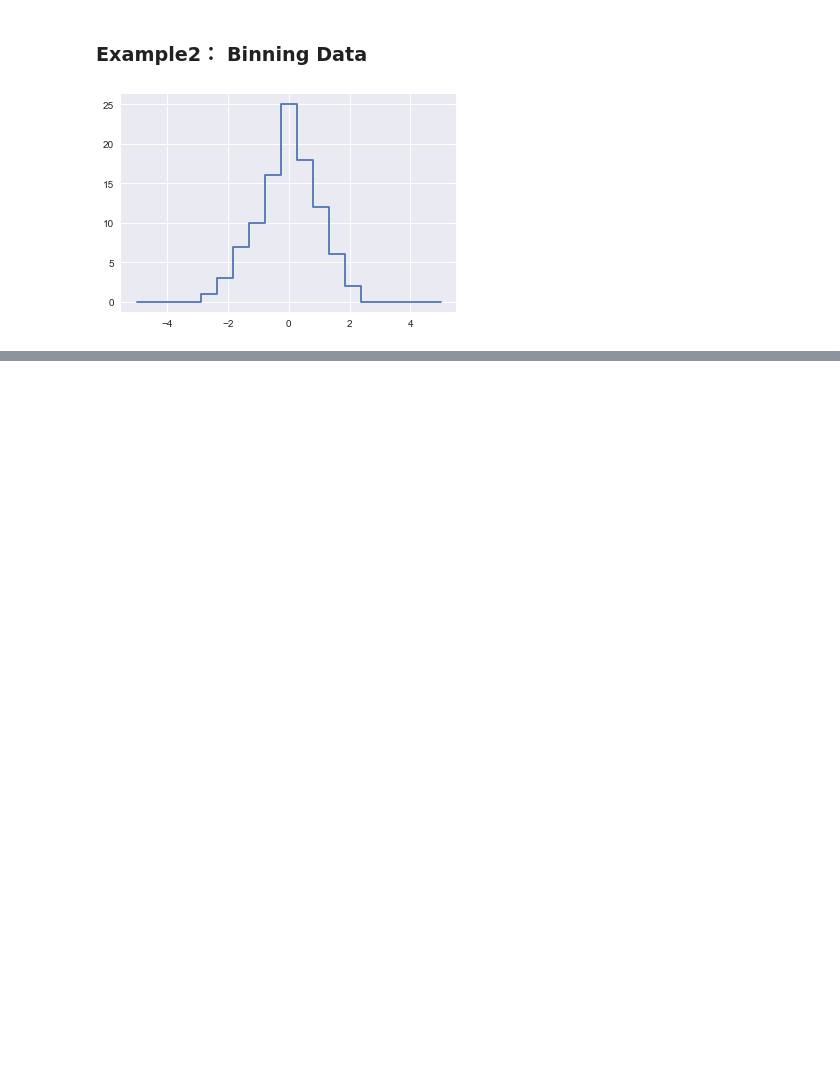
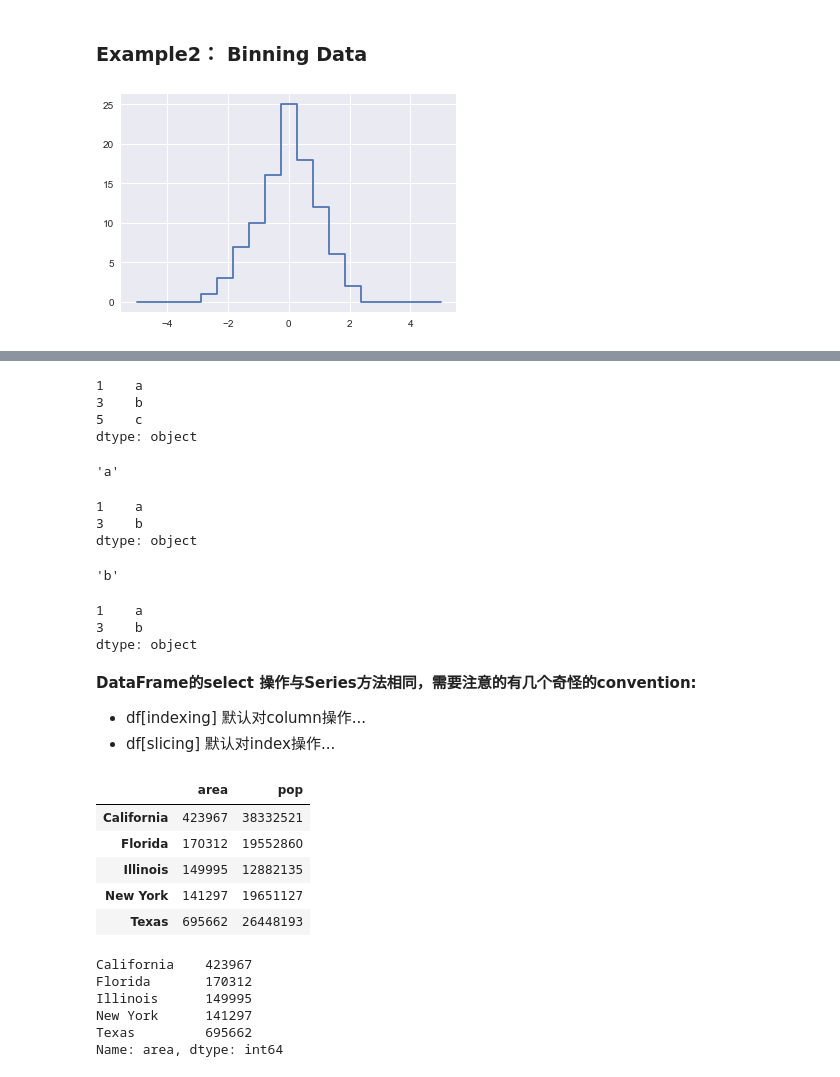
Before and after one commit to LouisYZK/dist, a Jupyter notebook: BaseLib/DataScienceHandBook.ipynb, the cells around one changed output, grey strips where cells are left out. Drawn from its saved outputs; the diff is of its cells as text; code cells hidden in the pictures; blank space fills up the shorter version.

```diff
--- a/BaseLib/DataScienceHandBook.ipynb
+++ b/BaseLib/DataScienceHandBook.ipynb
@@ -207,0 +314,56 @@ plt.hist(x,bins,histtype = 'step',color = 'black')
+# %%
+# 这三种方法出现的原因是上述的集中方法会在某些情况下产生歧义如：
+data = pd.Series(data=['a','b','c'] ,index = [1,3,5])
+data
+# %% [output]
+1    a
+3    b
+5    c
+dtype: object
+# %%
+# loc indexing and slicing the data that always references the explicit index
+data.loc[1]
+# %% [output]
+'a'
+# %%
+data.loc[1:3]
+# %% [output]
+1    a
+3    b
+dtype: object
+# %%
+# iloc indexing and slicing data that always references the Python-Style index:
+data.iloc[1]
+# %% [output]
+'b'
+# %%
+data.iloc[0:2]
+# %% [output]
+1    a
+3    b
+dtype: object
+# %% [markdown]
+**DataFrame的select 操作与Series方法相同，需要注意的有几个奇怪的convention:**
+- df[indexing] 默认对column操作...
+- df[slicing] 默认对index操作...
+# %%
+ area = pd.Series({'California': 423967, 'Texas': 695662,'New York': 141297, 'Florida': 170312,'Illinois': 149995})
+ pop = pd.Series({'California': 38332521, 'Texas': 26448193,'New York': 19651127, 'Florida': 19552860,'Illinois': 12882135})
+ data = pd.DataFrame({'area':area, 'pop':pop})
+ data
+# %% [output]
+|  | area | pop |
+| California | 423967 | 38332521 |
+| Florida | 170312 | 19552860 |
+| Illinois | 149995 | 12882135 |
+| New York | 141297 | 19651127 |
+| Texas | 695662 | 26448193 |
+# %%
+data['area']
+# %% [output]
+California    423967
+Florida       170312
+Illinois      149995
+New York      141297
+Texas         695662
+Name: area, dtype: int64
```
Also changed, not shown: parts of 45 cells of this notebook.
